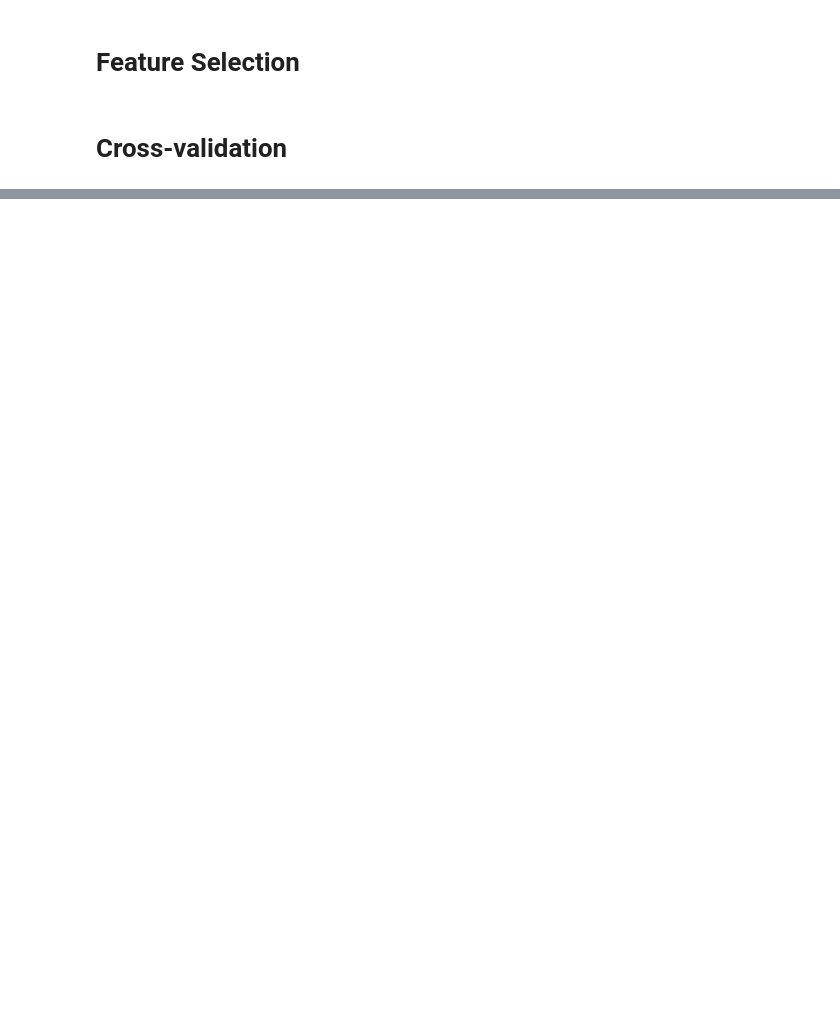
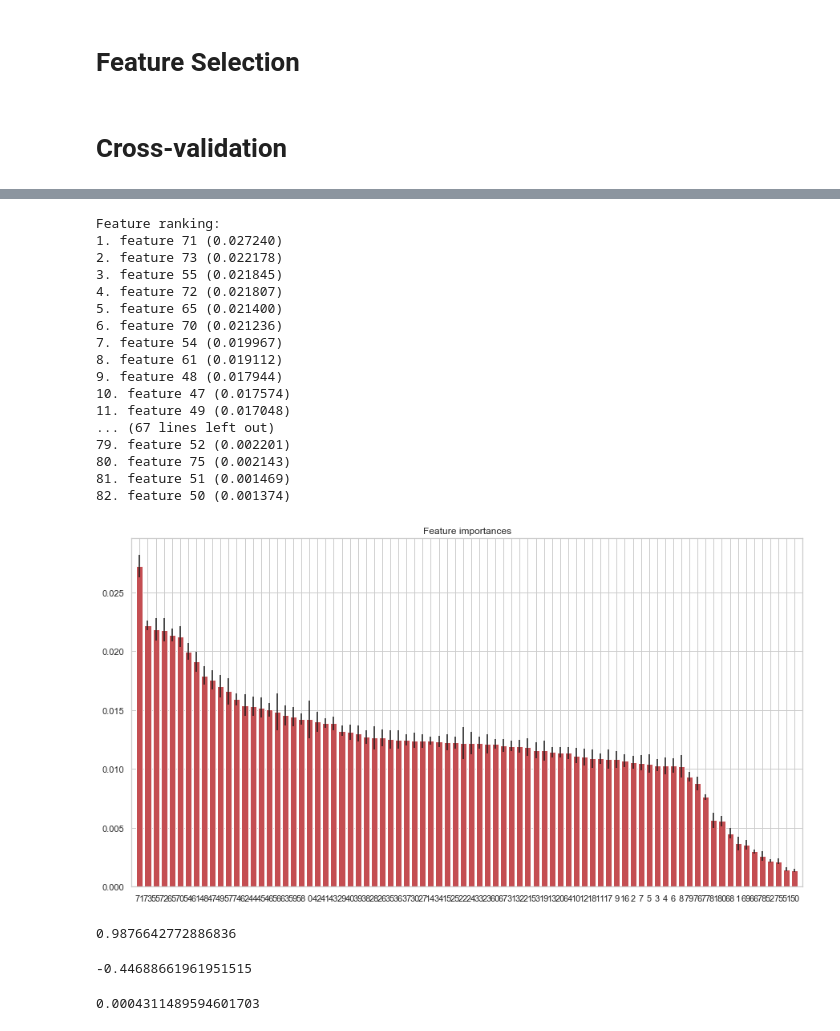
Before and after one commit to glowsplint/xtx, a Jupyter notebook: EDA.ipynb, the cells around one changed output, grey strips where cells are left out. Cells and saved outputs as stored; diff of their text form; code cells hidden in the pictures; blank space fills up the shorter version.

```diff
--- a/EDA.ipynb
+++ b/EDA.ipynb
@@ -166,2 +167,5 @@ Wall time: 185 ms
+# %%
+# drop original features
+df.drop(df.columns[:60], axis=1, inplace=True)
 # %% [markdown]
 # Feature Selection
@@ -174,0 +189,8 @@ from rolling import ExpandingWindowSplit
+# %%
+%%time
+# for classification (one-vs-rest)
+# X = df.drop('y', axis=1).values
+X = df.drop('y', axis=1).iloc[:,indices[:50]].values
+# trying with less features
+# X = df.drop('y', axis=1).iloc[:,indices[:50]].values
+y = (df.y.values*100).astype(int)
@@ -174,0 +199,8 @@ from rolling import ExpandingWindowSplit
+# %%
+rlcv = RollingWindowSplit(n_splits=5, compatible=True)
+for inc, (train_index, valid_index) in enumerate(rlcv.split(X), 1):
+    x_train, x_valid = X[train_index], X[valid_index]
+    y_train, y_valid = y[train_index], y[valid_index]
+    print("TRAIN:", (train_index[0], train_index[-1]),
+          "VALID:", (valid_index[0], valid_index[-1]),
+          "SIZES:", (len(x_train), len(x_valid)))
@@ -174,0 +213,6 @@ from rolling import ExpandingWindowSplit
+# %%
+%%time
+# from sklearn.ensemble import RandomForestClassifier
+# from sklearn.ensemble import RandomForestRegressor
+# rf = RandomForestClassifier(n_jobs=-1).fit(x_train, y_train)
+rf = RandomForestRegressor(n_jobs=-1).fit(x_train, y_train)
@@ -174,0 +221,49 @@ from rolling import ExpandingWindowSplit
+# %%
+importances = rf.feature_importances_
+std = np.std([tree.feature_importances_ for tree in rf.estimators_],
+             axis=0)
+indices = np.argsort(importances)[::-1]
+
+# Print the feature ranking
+print("Feature ranking:")
+
+for f in range(X.shape[1]):
+    print("%d. feature %d (%f)" % (f + 1, indices[f], importances[indices[f]]))
+
+# Plot the feature importances of the forest
+plt.figure(figsize=(15,8))
+plt.title("Feature importances")
+plt.bar(range(X.shape[1]), importances[indices],
+       color="r", yerr=std[indices], align="center")
+plt.xticks(range(X.shape[1]), indices)
+plt.xlim([-1, X.shape[1]])
+plt.show()
+# %% [output]
+Feature ranking:
+1. feature 71 (0.027240)
+2. feature 73 (0.022178)
+3. feature 55 (0.021845)
+4. feature 72 (0.021807)
+5. feature 65 (0.021400)
+6. feature 70 (0.021236)
+7. feature 54 (0.019967)
+8. feature 61 (0.019112)
+9. feature 48 (0.017944)
+10. feature 47 (0.017574)
+11. feature 49 (0.017048)
+... (67 lines left out)
+79. feature 52 (0.002201)
+80. feature 75 (0.002143)
+81. feature 51 (0.001469)
+82. feature 50 (0.001374)
+[figure, added]
+# %%
+# in-sample
+rf.score(x_train, y_train)
+# %% [output]
+0.9876642772886836
+# %%
+# out-of-sample
+rf.score(x_valid, y_valid)
+# %% [output]
+-0.44688661961951515
@@ -174,0 +277,5 @@ from rolling import ExpandingWindowSplit
+# %%
+from sklearn.metrics import r2_score
+r2_score(y_valid, predictions/100)
+# %% [output]
+0.0004311489594601703
```
Also changed, not shown: parts of 34 cells of this notebook, 2 other files.
